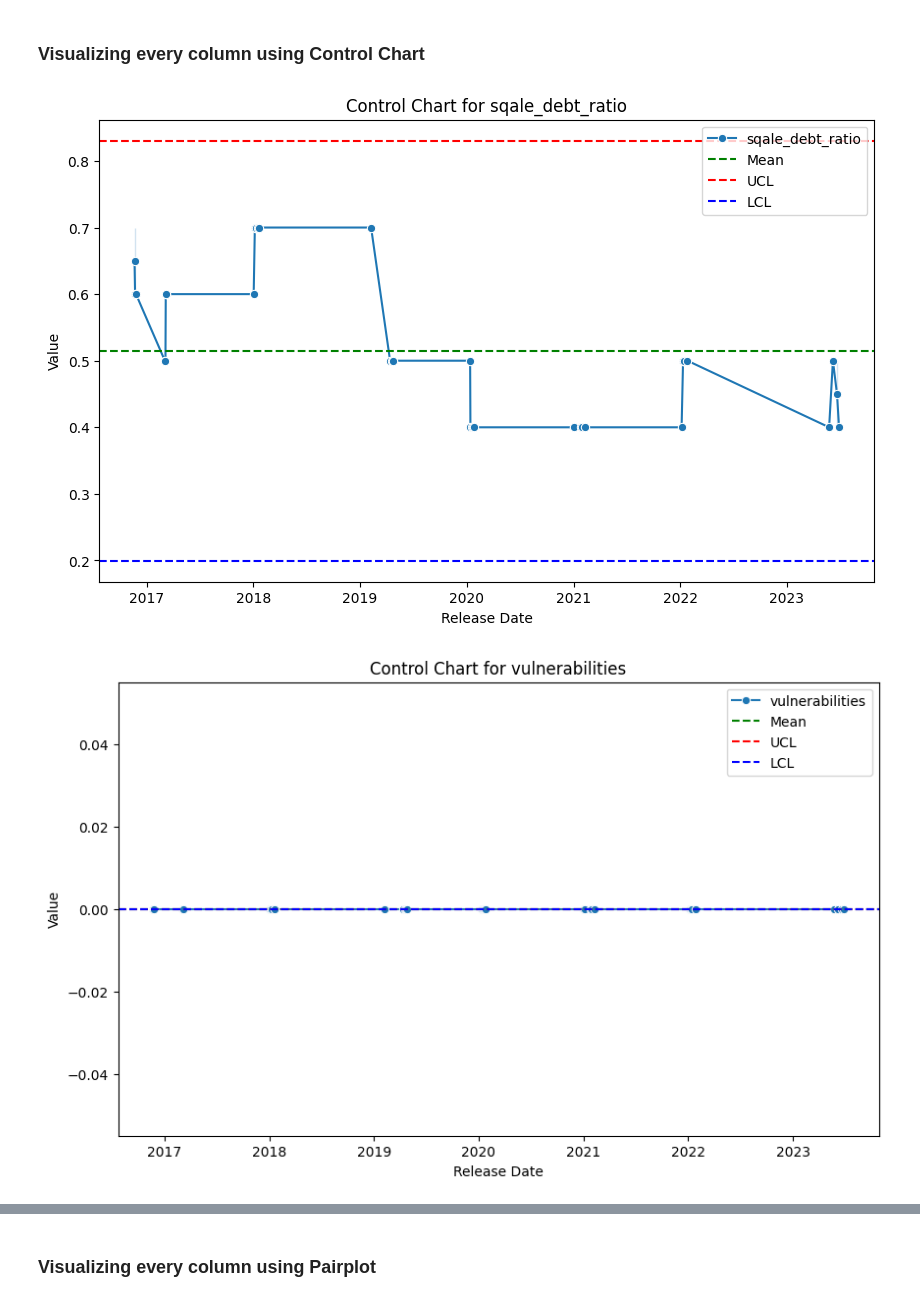
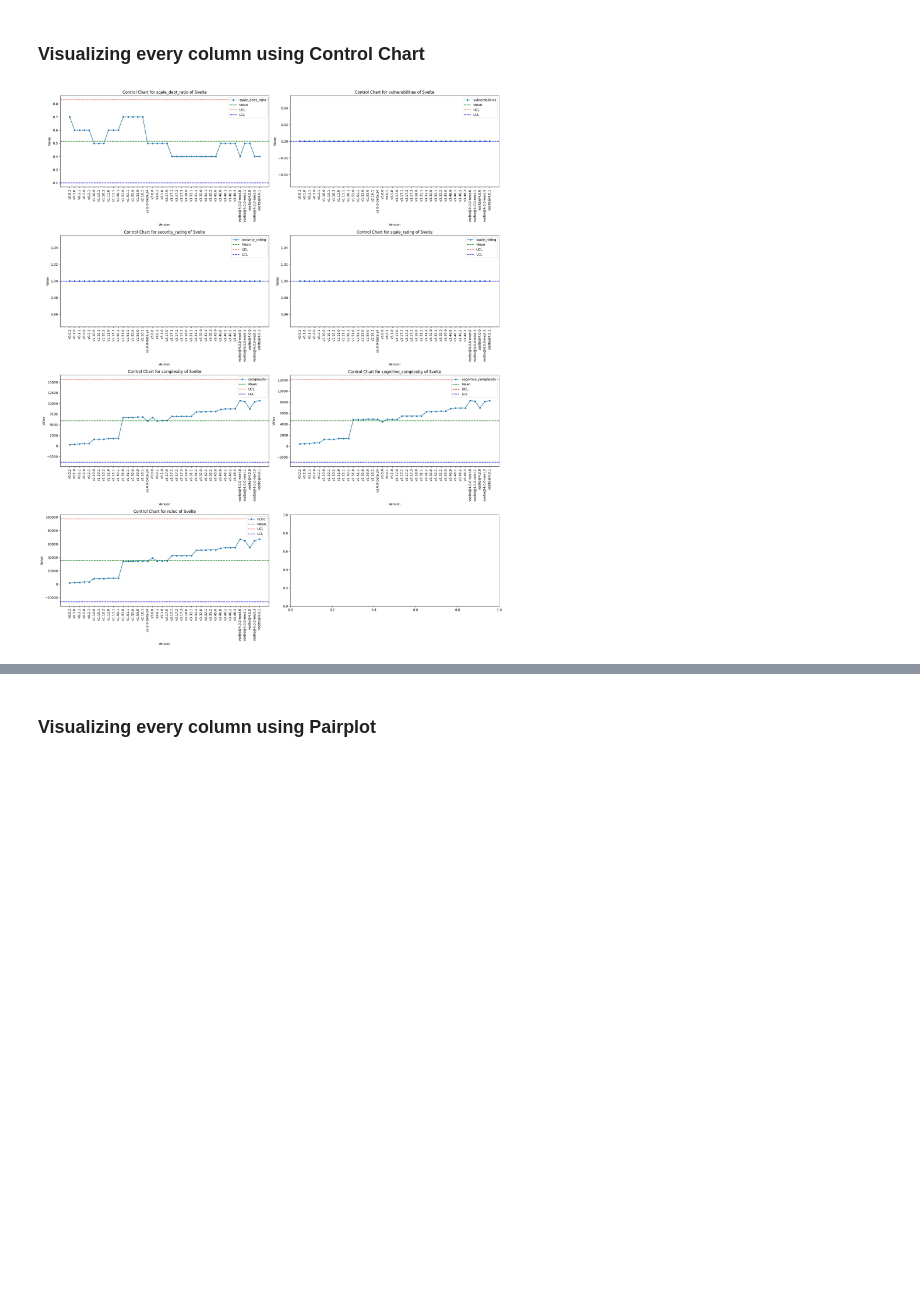
Before and after one commit to NotAlpha45/Analysis-of-Code-Smell-and-Refactoring, a Jupyter notebook: Code/Analysis/RQ1/svelte_analysis.ipynb, the cells around one changed output, grey strips where cells are left out. Cells and saved outputs as stored; diff of their text form; code cells hidden in the pictures; blank space fills up the shorter version.

```diff
--- a/Code/Analysis/RQ1/svelte_analysis.ipynb
+++ b/Code/Analysis/RQ1/svelte_analysis.ipynb
@@ -207,7 +207,7 @@ fig, axs = plt.subplots(2, 2, figsize=(20, 12))
 for ax, col in zip(axs.flatten(), categorical_columns):
     countplot = sns.countplot(x=col, data=df, ax=ax, palette='Set2')
     ax.set_ylabel('Frequency')
-    ax.set_title(f'Distribution of {col}')
+    ax.set_title(f'Distribution of {col} of Svelte')
     for p in countplot.patches:
         countplot.annotate(format(p.get_height(), '.0f'),
                            (p.get_x() + p.get_width() / 2., p.get_height()),
@@ -243,7 +243,7 @@ numerical_columns = ['complexity', 'cognitive_complexity', 'ncloc']
 for col in numerical_columns:
     plt.figure(figsize=(10, 6))
     histplot = sns.histplot(df[col], bins=5, kde=True)
-    plt.title(f'Distribution of {col}')
+    plt.title(f'Distribution of {col} of Svelte')
     histplot.set_ylabel('Frequency')
     plt.show()
 # %% [output]
@@ -256,6 +256,6 @@ for col in numerical_columns:
 for col in numerical_columns:
     plt.figure(figsize=(10, 3))
     sns.boxplot(x=df[col])
-    plt.title(f'Boxplot for {col}')
+    plt.title(f'Boxplot for {col} of Svelte')
     plt.show()
 # %% [output]
@@ -267,33 +267,48 @@ for col in numerical_columns:
 # %%
 columns_for_controlChart = ['sqale_debt_ratio', 'vulnerabilities', 'security_rating', 'sqale_rating', 'complexity', 'cognitive_complexity', 'ncloc']
 # %%
+import numpy as np
+import math
+
 df['release_date'] = pd.to_datetime(df['release_date'])
 
 # Sort DataFrame by 'release_date'
 df = df.sort_values('release_date')
 
-for col in columns_for_controlChart:
-    plt.figure(figsize=(10, 6))
+# Calculate the number of rows needed for the subplots
+n = len(columns_for_controlChart)
+ncols = 2
+nrows = math.ceil(n / ncols)
 
+fig, axs = plt.subplots(nrows, ncols, figsize=(20, 6*nrows))
+
+# Flatten the axes array for easy iteration
+axs = np.ravel(axs)
+
+for i, col in enumerate(columns_for_controlChart):
     # Calculate mean and standard deviation
     mean = df[col].mean()
     std_dev = df[col].std()
 
     # Calculate control limits
     ucl = mean + 3*std_dev
     lcl = mean - 3*std_dev
 
     # Plot the data, mean, and control limits
-    sns.lineplot(x=df['release_date'], y=df[col], label=col, marker='o')
-    plt.axhline(mean, color='g', linestyle='--', label='Mean')
-    plt.axhline(ucl, color='r', linestyle='--', label='UCL')
-    plt.axhline(lcl, color='b', linestyle='--', label='LCL')
+    sns.lineplot(x=df['version'], y=df[col], label=col, marker='o', ax=axs[i])
+    axs[i].axhline(mean, color='g', linestyle='--', label='Mean')
+    axs[i].axhline(ucl, color='r', linestyle='--', label='UCL')
+    axs[i].axhline(lcl, color='b', linestyle='--', label='LCL')
 
-    plt.title(f'Control Chart for {col}')
-    plt.ylabel('Value')
-    plt.xlabel('Release Date')
-    plt.legend()
-    plt.show()
+    axs[i].set_title(f'Control Chart for {col} of Svelte')
+    axs[i].set_ylabel('Value')
+    axs[i].set_xlabel('Version')
+    axs[i].legend()
+
+    # Rotate x-axis labels by 90 degrees
+    axs[i].set_xticklabels(axs[i].get_xticklabels(), rotation=90)
+
+plt.tight_layout()
+plt.show()
 # %% [output]
-[figure, old version]
+[figure, new version]
-[figure, removed]
```
Also changed, not shown: parts of 4 cells of this notebook, 3 other files.
